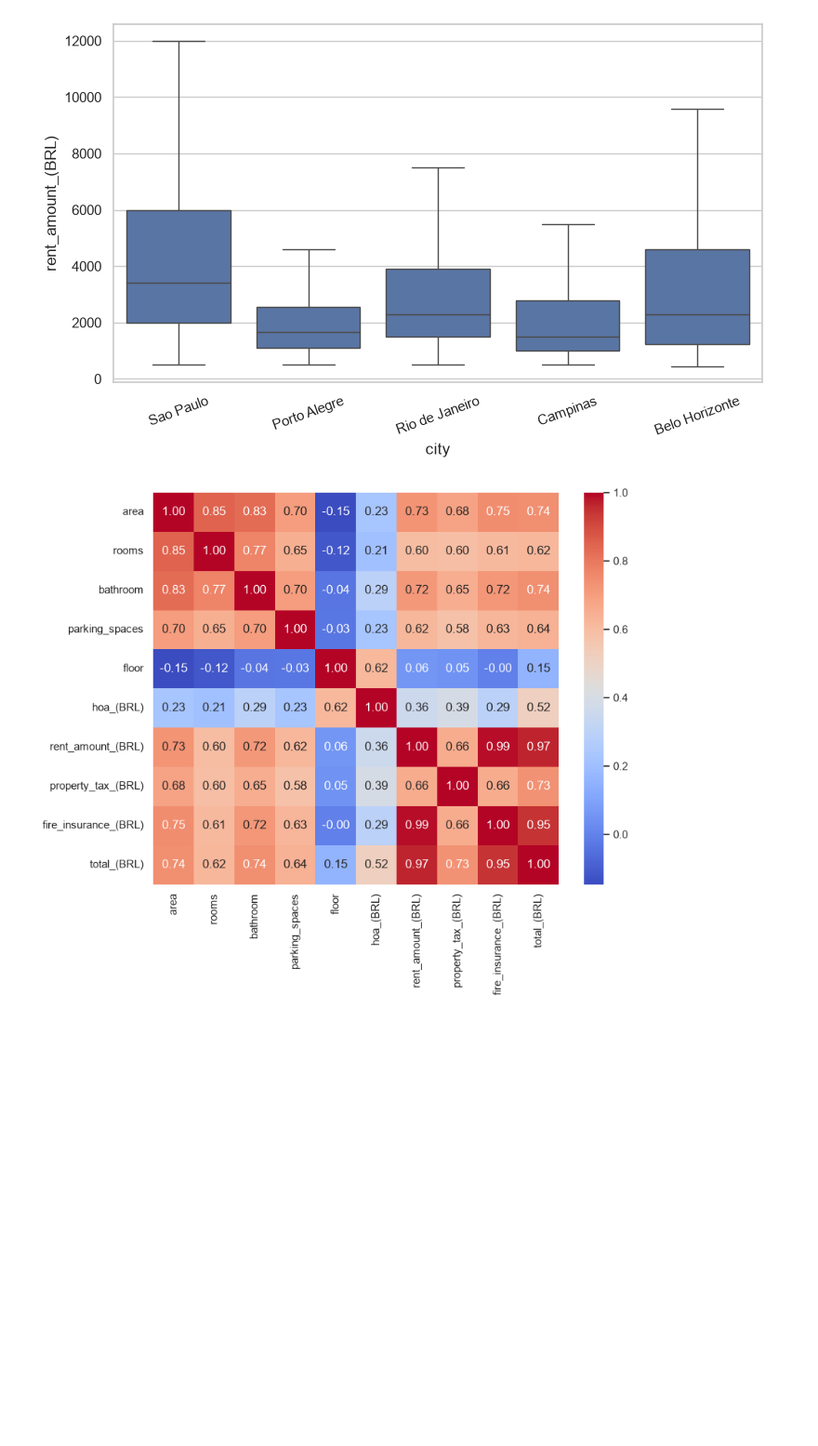
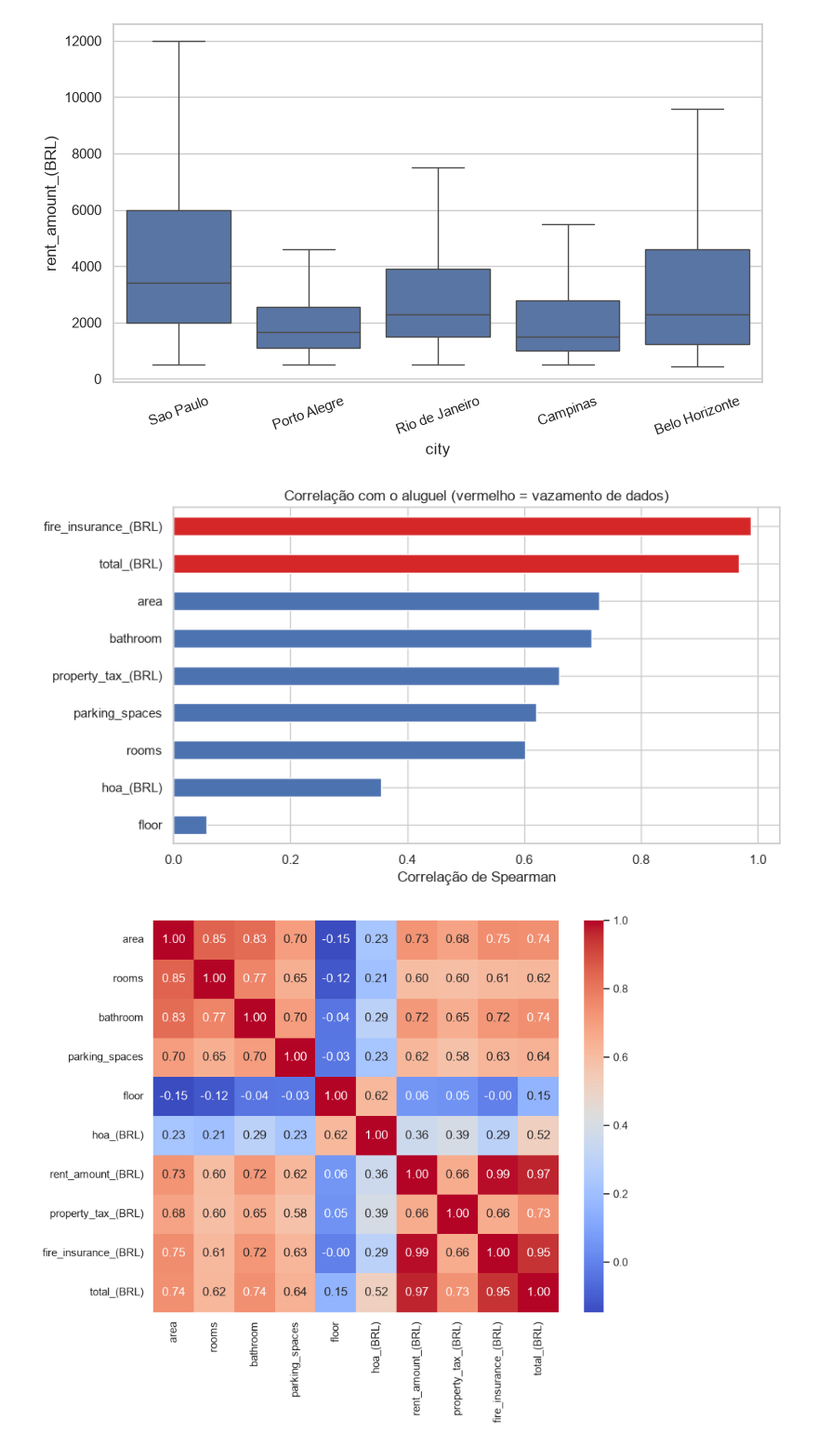
Before and after one commit to MaykonWendel/previsao-imoveis, a Jupyter notebook: notebooks/01_eda.ipynb, the cells around one changed output. Shown at 93% size. Saved outputs shown, nothing was run; the diff lists cells and outputs as text; code cells hidden in the pictures; blank space fills up the shorter version.

```diff
--- a/notebooks/01_eda.ipynb
+++ b/notebooks/01_eda.ipynb
@@ -79,6 +85,24 @@ plt.xticks(rotation=20)
 plt.show()
 # %% [output]
 [figure]
+# %%
+corr_alvo = (df.select_dtypes("number")
+               .corr(method="spearman")["rent_amount_(BRL)"]
+               .drop("rent_amount_(BRL)")
+               .sort_values())
+
+cores = ["#d62728" if c in ["fire_insurance_(BRL)", "total_(BRL)"] else "#4c72b0"
+         for c in corr_alvo.index]
+
+plt.figure(figsize=(9, 5))
+corr_alvo.plot(kind="barh", color=cores)
+plt.title("Correlação com o aluguel (vermelho = vazamento de dados)")
+plt.xlabel("Correlação de Spearman")
+plt.tight_layout()
+plt.savefig("../reports/figures/correlacao_vazamento.png", dpi=150, bbox_inches="tight")
+plt.show()
+# %% [output]
+[figure, added]
 # %%
 num = df.select_dtypes("number")
 corr = num.corr(method="spearman")
```
Also changed, not shown: parts of 1 cell of this notebook, 2 other files.
